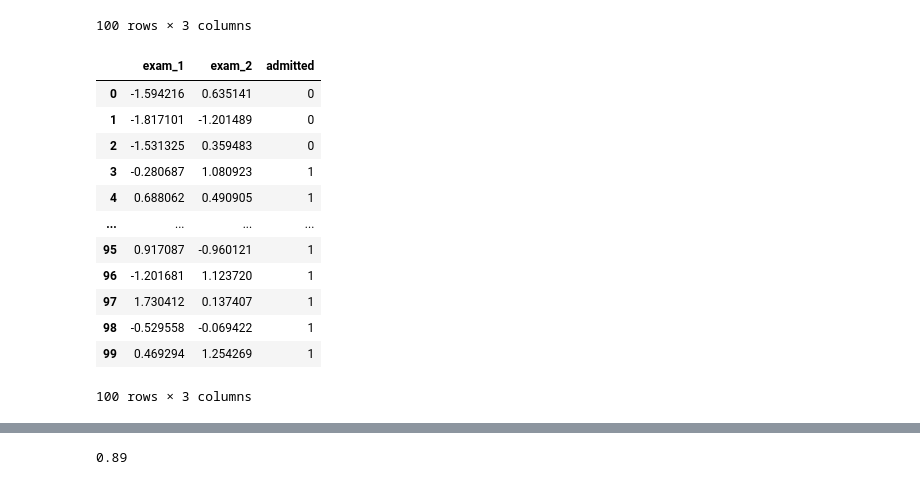
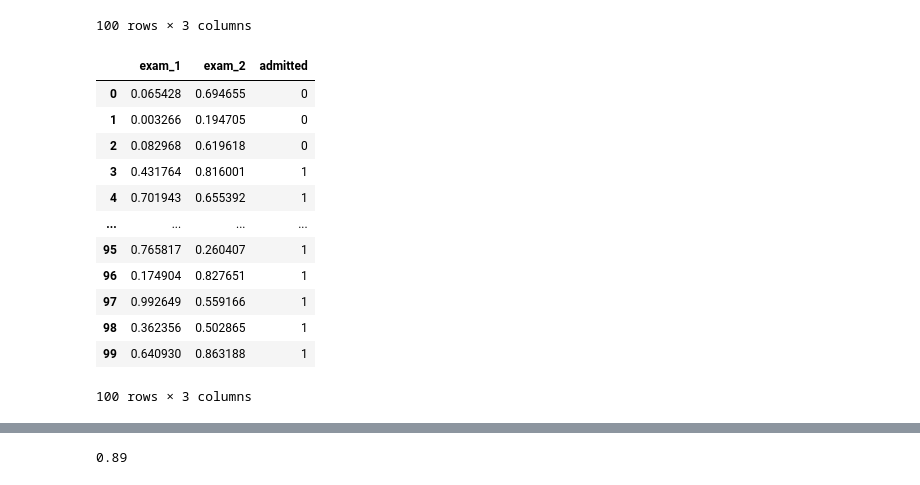
Before and after one commit to YasinVeliyev/Tech-Academy-Data-Science, a Jupyter notebook: Tapşırıq-6/Python/main.ipynb, the cells around one changed output, grey strips where cells are left out. Drawn from its saved outputs; the diff is of its cells as text; code cells hidden in the pictures.

```diff
--- a/Tapşırıq-6/Python/main.ipynb
+++ b/Tapşırıq-6/Python/main.ipynb
@@ -21,24 +23,30 @@ data
 | 99 | 74.775893 | 89.529813 | 1 |
 100 rows × 3 columns
 # %%
-data["exam_1"] = (data["exam_1"]-data["exam_1"].mean())/data["exam_1"].std()
-data["exam_2"] = (data["exam_2"]-data["exam_2"].mean())/data["exam_2"].std()
-# data["exam_1"] = (data["exam_1"]-data["exam_1"].min())/(data["exam_1"].max()-data["exam_1"].min())
-# data["exam_2"] = (data["exam_2"]-data["exam_2"].min())/(data["exam_2"].max()-data["exam_2"].min())
+# data["exam_1"] = (data["exam_1"]-data["exam_1"].min())/data["exam_1"].std()
+# data["exam_2"] = (data["exam_2"]-data["exam_2"].mean())/data["exam_2"].std()
+def do_min_max_normalize(data,col):
+    data[col] = (data[col]-data[col].min())/(data[col].max()-data[col].min())
+
+def do_z_score_normalize(data,col):
+    data[col] = (data[col]-data[col].mean())/data[col].std()
+
+do_min_max_normalize(data,"exam_1")
+do_min_max_normalize(data,"exam_2")
 data
 # %% [output]
 |  | exam_1 | exam_2 | admitted |
-| 0 | -1.594216 | 0.635141 | 0 |
-| 1 | -1.817101 | -1.201489 | 0 |
-| 2 | -1.531325 | 0.359483 | 0 |
-| 3 | -0.280687 | 1.080923 | 1 |
-| 4 | 0.688062 | 0.490905 | 1 |
+| 0 | 0.065428 | 0.694655 | 0 |
+| 1 | 0.003266 | 0.194705 | 0 |
+| 2 | 0.082968 | 0.619618 | 0 |
+| 3 | 0.431764 | 0.816001 | 1 |
+| 4 | 0.701943 | 0.655392 | 1 |
 | ... | ... | ... | ... |
-| 95 | 0.917087 | -0.960121 | 1 |
-| 96 | -1.201681 | 1.123720 | 1 |
-| 97 | 1.730412 | 0.137407 | 1 |
-| 98 | -0.529558 | -0.069422 | 1 |
-| 99 | 0.469294 | 1.254269 | 1 |
+| 95 | 0.765817 | 0.260407 | 1 |
+| 96 | 0.174904 | 0.827651 | 1 |
+| 97 | 0.992649 | 0.559166 | 1 |
+| 98 | 0.362356 | 0.502865 | 1 |
+| 99 | 0.640930 | 0.863188 | 1 |
 100 rows × 3 columns
 # %%
 x0=np.ones(len(data))
```
Also changed, not shown: parts of 14 cells of this notebook, 1 other file.
